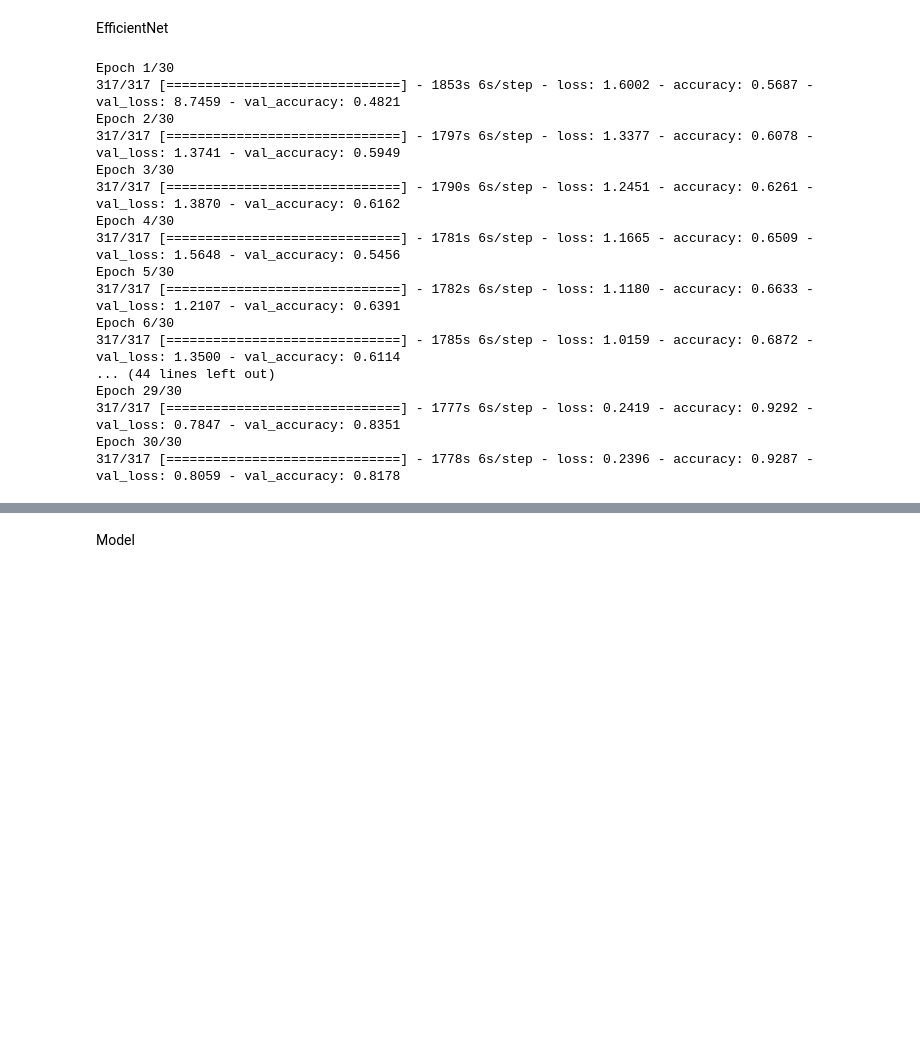
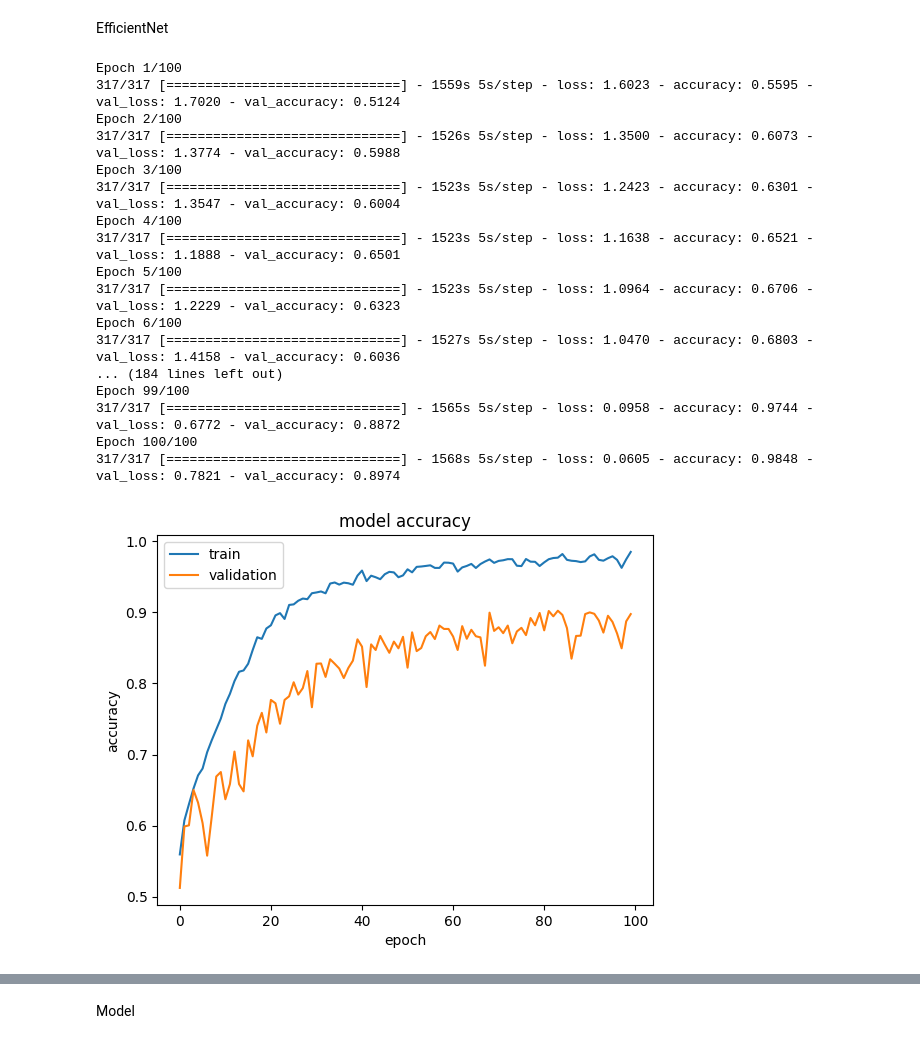
Before and after one commit to Alyks1/Bachelor, a Jupyter notebook: main.ipynb, the cells around one changed output, grey strips where cells are left out. Saved outputs shown, nothing was run; the diff lists cells and outputs as text; code cells hidden in the pictures; blank space fills up the shorter version.

```diff
--- a/main.ipynb
+++ b/main.ipynb
@@ -7,0 +8,13 @@ import utils
+# %%
+import matplotlib.pyplot as plt
+def plot_graph(h, accType, name):
+    plt.plot(h.history[accType])
+    plt.plot(h.history["val_" + accType])
+    plt.title("model accuracy")
+    plt.ylabel(accType)
+    plt.xlabel("epoch")
+    plt.legend(["train", "validation"], loc="upper left")
+    fig = plt.gcf()
+    name = "graphs/" + name + ".png"
+    fig.savefig(name)
+    plt.show()
@@ -214,7 +257,7 @@ KrizhevskyModel = tf.keras.Sequential([
 
 KrizhevskyModel.compile(loss='sparse_categorical_crossentropy', optimizer=optimizer, metrics=['accuracy'])
 # %%
-EPOCHS = 30
+EPOCHS = 100
 # %% [markdown]
 EfficientNet
 # %%
@@ -222,20 +267,24 @@ histEfficientNet = modelEfficientNet.fit(train_set, epochs=EPOCHS, validation_da
 # %%
 histEfficientNetConnected = modelEfficientNetConnected.fit(train_set, epochs=EPOCHS, validation_data=test_set)
 # %% [output]
-Epoch 1/30
-317/317 [==============================] - 1853s 6s/step - loss: 1.6002 - accuracy: 0.5687 - val_loss: 8.7459 - val_accuracy: 0.4821
-Epoch 2/30
-317/317 [==============================] - 1797s 6s/step - loss: 1.3377 - accuracy: 0.6078 - val_loss: 1.3741 - val_accuracy: 0.5949
-Epoch 3/30
-317/317 [==============================] - 1790s 6s/step - loss: 1.2451 - accuracy: 0.6261 - val_loss: 1.3870 - val_accuracy: 0.6162
-Epoch 4/30
-317/317 [==============================] - 1781s 6s/step - loss: 1.1665 - accuracy: 0.6509 - val_loss: 1.5648 - val_accuracy: 0.5456
-Epoch 5/30
-317/317 [==============================] - 1782s 6s/step - loss: 1.1180 - accuracy: 0.6633 - val_loss: 1.2107 - val_accuracy: 0.6391
-Epoch 6/30
-317/317 [==============================] - 1785s 6s/step - loss: 1.0159 - accuracy: 0.6872 - val_loss: 1.3500 - val_accuracy: 0.6114
-... (44 lines left out)
-Epoch 29/30
-317/317 [==============================] - 1777s 6s/step - loss: 0.2419 - accuracy: 0.9292 - val_loss: 0.7847 - val_accuracy: 0.8351
-Epoch 30/30
-317/317 [==============================] - 1778s 6s/step - loss: 0.2396 - accuracy: 0.9287 - val_loss: 0.8059 - val_accuracy: 0.8178
+Epoch 1/100
+317/317 [==============================] - 1559s 5s/step - loss: 1.6023 - accuracy: 0.5595 - val_loss: 1.7020 - val_accuracy: 0.5124
+Epoch 2/100
+317/317 [==============================] - 1526s 5s/step - loss: 1.3500 - accuracy: 0.6073 - val_loss: 1.3774 - val_accuracy: 0.5988
+Epoch 3/100
+317/317 [==============================] - 1523s 5s/step - loss: 1.2423 - accuracy: 0.6301 - val_loss: 1.3547 - val_accuracy: 0.6004
+Epoch 4/100
+317/317 [==============================] - 1523s 5s/step - loss: 1.1638 - accuracy: 0.6521 - val_loss: 1.1888 - val_accuracy: 0.6501
+Epoch 5/100
+317/317 [==============================] - 1523s 5s/step - loss: 1.0964 - accuracy: 0.6706 - val_loss: 1.2229 - val_accuracy: 0.6323
+Epoch 6/100
+317/317 [==============================] - 1527s 5s/step - loss: 1.0470 - accuracy: 0.6803 - val_loss: 1.4158 - val_accuracy: 0.6036
+... (184 lines left out)
+Epoch 99/100
+317/317 [==============================] - 1565s 5s/step - loss: 0.0958 - accuracy: 0.9744 - val_loss: 0.6772 - val_accuracy: 0.8872
+Epoch 100/100
+317/317 [==============================] - 1568s 5s/step - loss: 0.0605 - accuracy: 0.9848 - val_loss: 0.7821 - val_accuracy: 0.8974
+# %%
+plot_graph(histEfficientNetConnected, "accuracy", "EfficientNetB3Connected")
+# %% [output]
+[figure, added]
```
Also changed, not shown: parts of 19 cells of this notebook, 1 other file.
